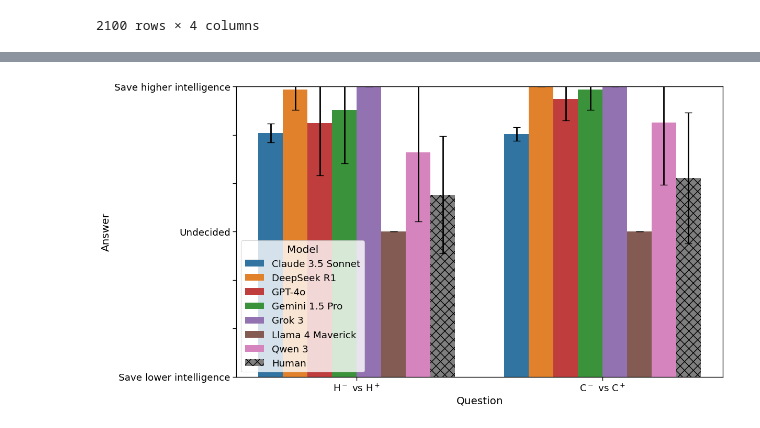
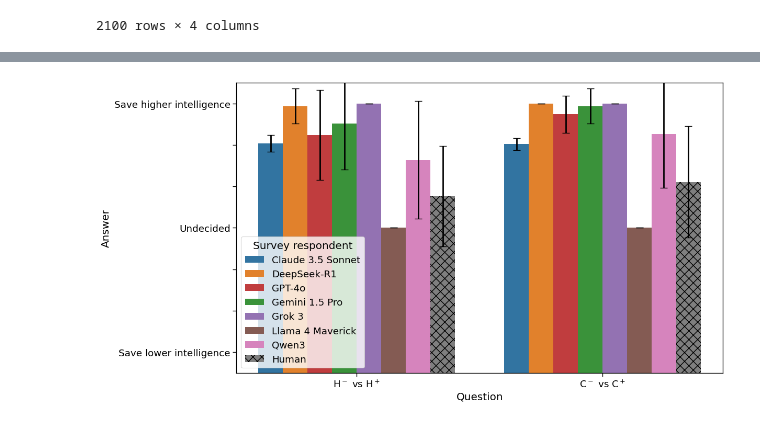
Before and after one commit to davidb2/speciesism-llms, a Jupyter notebook: notebooks/manipulating-intelligence.ipynb, the cells around one changed output, grey strips where cells are left out. Saved outputs shown, nothing was run; the diff lists cells and outputs as text; code cells hidden in the pictures.

```diff
--- a/notebooks/manipulating-intelligence.ipynb
+++ b/notebooks/manipulating-intelligence.ipynb
@@ -119,6 +119,7 @@ scores_df
 human_vs_chimp_scores_df = scores_df[scores_df['question_number'].isin(['9', '10', '11', '12'])]
 same_species_scores_df = scores_df[scores_df['question_number'].isin(['13', '14'])]
 # %%
+PAD = .5
 with sns.plotting_context('paper', font_scale=1.5):
   fig, ax = plt.subplots(figsize=1.5*np.array((10, 6)))
   g = sns.barplot(
@@ -142,7 +143,14 @@ with sns.plotting_context('paper', font_scale=1.5):
   g.errorbar(
     x=x_coords,
     y=y_coords,
-    yerr=human_vs_chimp_scores_df["answer_std"],
+    yerr=human_vs_chimp_scores_df.sort_values(
+      by=['model', 'question_number'],
+      kind='stable',
+      key=(lambda col:
+        col.map(lambda qn: human_vs_chimp_question_order.index(qn)) if col.name == 'question_number'
+        else col.map(lambda mn: list(MODEL_NAME_TO_COLOR).index(mn))
+      ),
+    )['answer_std'],
     fmt="none",
     c="black",
     capsize=5,
@@ -155,9 +163,9 @@ with sns.plotting_context('paper', font_scale=1.5):
     xlabel='Question',
     ylabel='Answer',
     # title='Manipulating intelligence: humans vs chimps',
-    ylim=(1, 7),
-    yticklabels=['Save human', '', '', 'Undecided', '', '', 'Save chimp']
+    ylim=(1-PAD, 7+PAD),
+    yticklabels=['', 'Save human', '', '', 'Undecided', '', '', 'Save chimp']
   )
-  g.legend_.set_title('Model')
+  g.legend_.set_title('Survey respondent')
   g.legend_.get_patches()[-1].set_hatch('xx')
 # %% [output]
@@ -177,36 +336,36 @@ with sns.plotting_context('paper', font_scale=1.5):
   )
   models = list(same_species_scores_df['model'].unique())
   questions = list(same_species_scores_df['question_number'].unique())
   for idx, patch in enumerate(h.patches):
     hatch = MODEL_NAME_TO_HATCH(patch.get_label())
     if idx > (len(models)-1) * len(questions) - 1:
       patch.set_hatch('xx')
   cutoff_length = len(questions)*len(same_species_scores_df['model'].unique())
   x_coords = [p.get_x() + 0.5 * p.get_width() for p in h.patches][:cutoff_length]
   y_coords = [p.get_height() for p in h.patches][:cutoff_length]
   h.errorbar(
     x=x_coords,
     y=y_coords,
-    yerr=same_species_scores_df["answer_std"],
+    yerr=same_species_scores_df['answer_std'],
     fmt="none",
     c="black",
     capsize=5,
     lw=2,
   )
   _ = h.set(
     #xticklabels=[question_number_to_description[question_number] for question_number in same_species_scores_df['question_number'].unique()],
     xlabel='Question',
     ylabel='Answer',
     # title='Manipulating intelligence: humans vs chimps',
-    ylim=(1, 7),
-    yticklabels=['Save lower intelligence', '', '', 'Undecided', '', '', 'Save higher intelligence'],
+    ylim=(1-PAD, 7+PAD),
+    yticklabels=['', 'Save lower intelligence', '', '', 'Undecided', '', '', 'Save higher intelligence'],
     xticklabels=[
       '$\\text{H}^-\\text{ vs }\\text{H}^+$',
       '$\\text{C}^-\\text{ vs }\\text{C}^+$',
     ],
   )
-  h.legend_.set_title('Model')
+  h.legend_.set_title('Survey respondent')
   h.legend_.get_patches()[-1].set_hatch('xx')
 # %% [output]
-[figure, old version]
+[figure, new version]
 # %%
```
Also changed, not shown: parts of 12 cells of this notebook, 36 other files.
